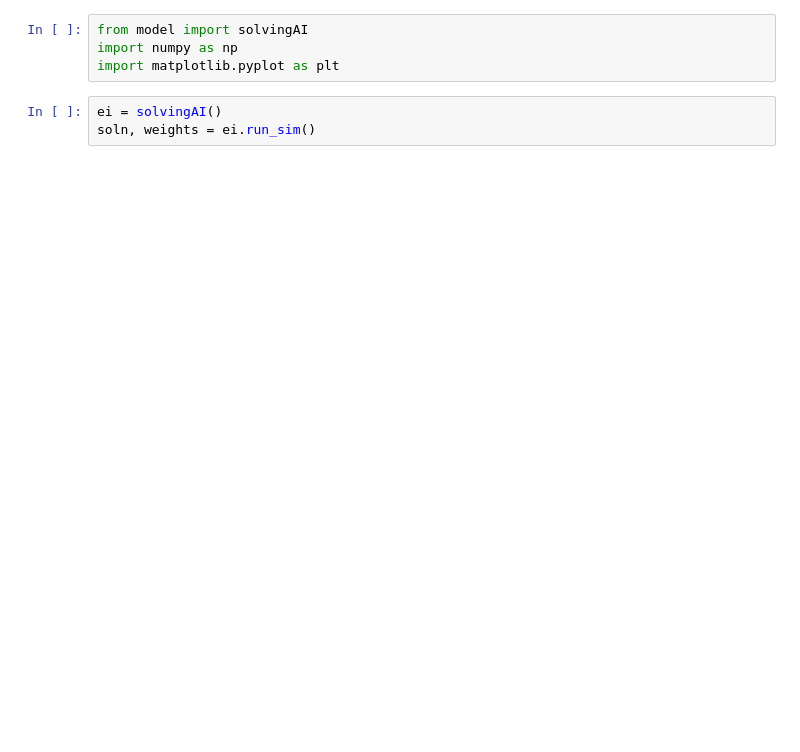
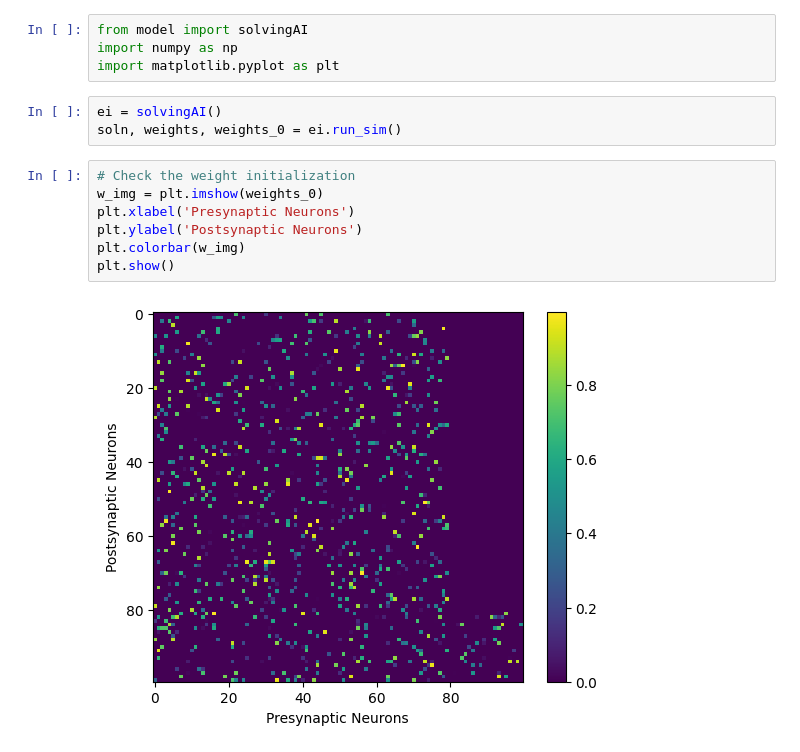
Before and after one commit to kyralianaka/solvingAI, a Jupyter notebook: plotting.ipynb, the cells around one changed output. Saved outputs shown, nothing was run; the diff lists cells and outputs as text; blank space fills up the shorter version.

```diff
--- a/plotting.ipynb
+++ b/plotting.ipynb
@@ -4,5 +4,14 @@ import numpy as np
 import matplotlib.pyplot as plt
 # %%
 ei = solvingAI()
-soln, weights = ei.run_sim()
+soln, weights, weights_0 = ei.run_sim()
+# %%
+# Check the weight initialization
+w_img = plt.imshow(weights_0)
+plt.xlabel('Presynaptic Neurons')
+plt.ylabel('Postsynaptic Neurons')
+plt.colorbar(w_img)
+plt.show()
+# %% [output]
+[figure, added]
 # %%
```
Also changed, not shown: parts of 2 cells of this notebook, 1 other file.
